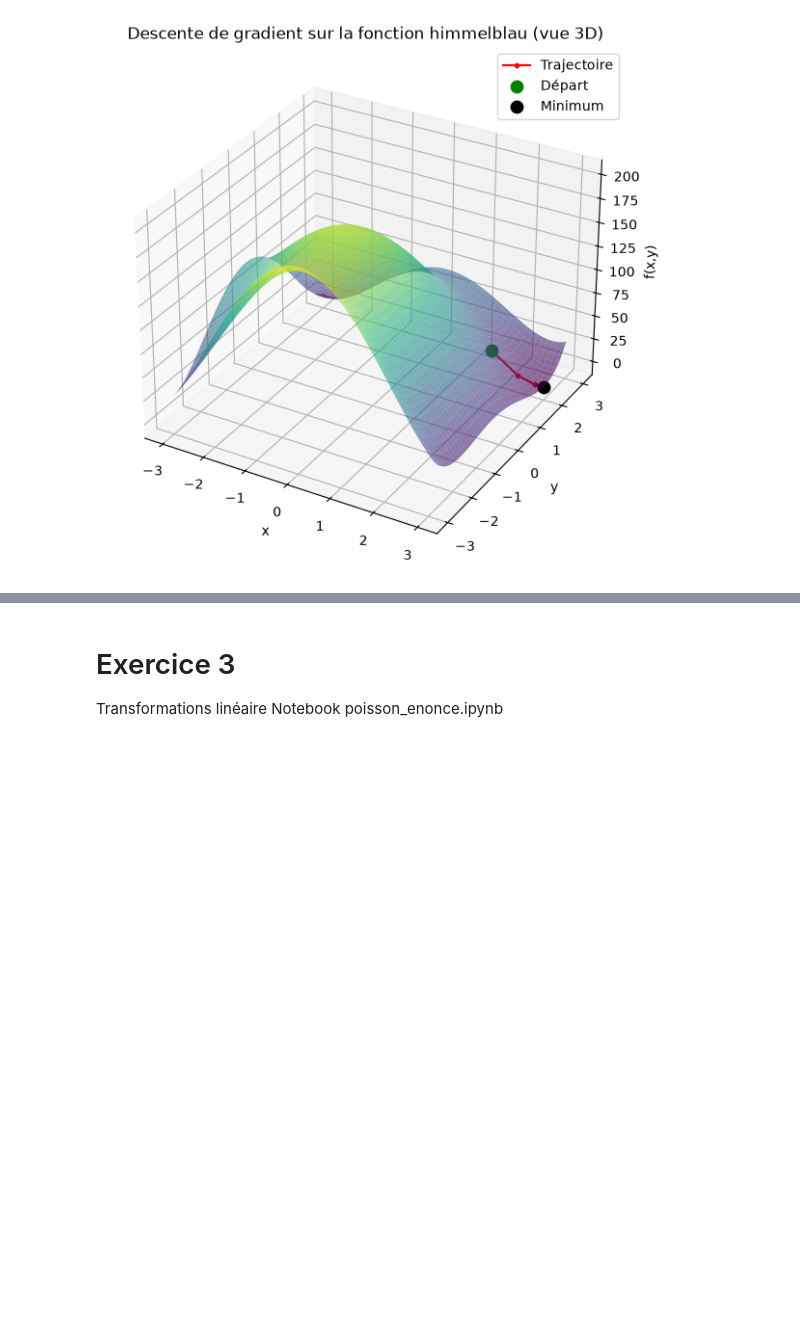
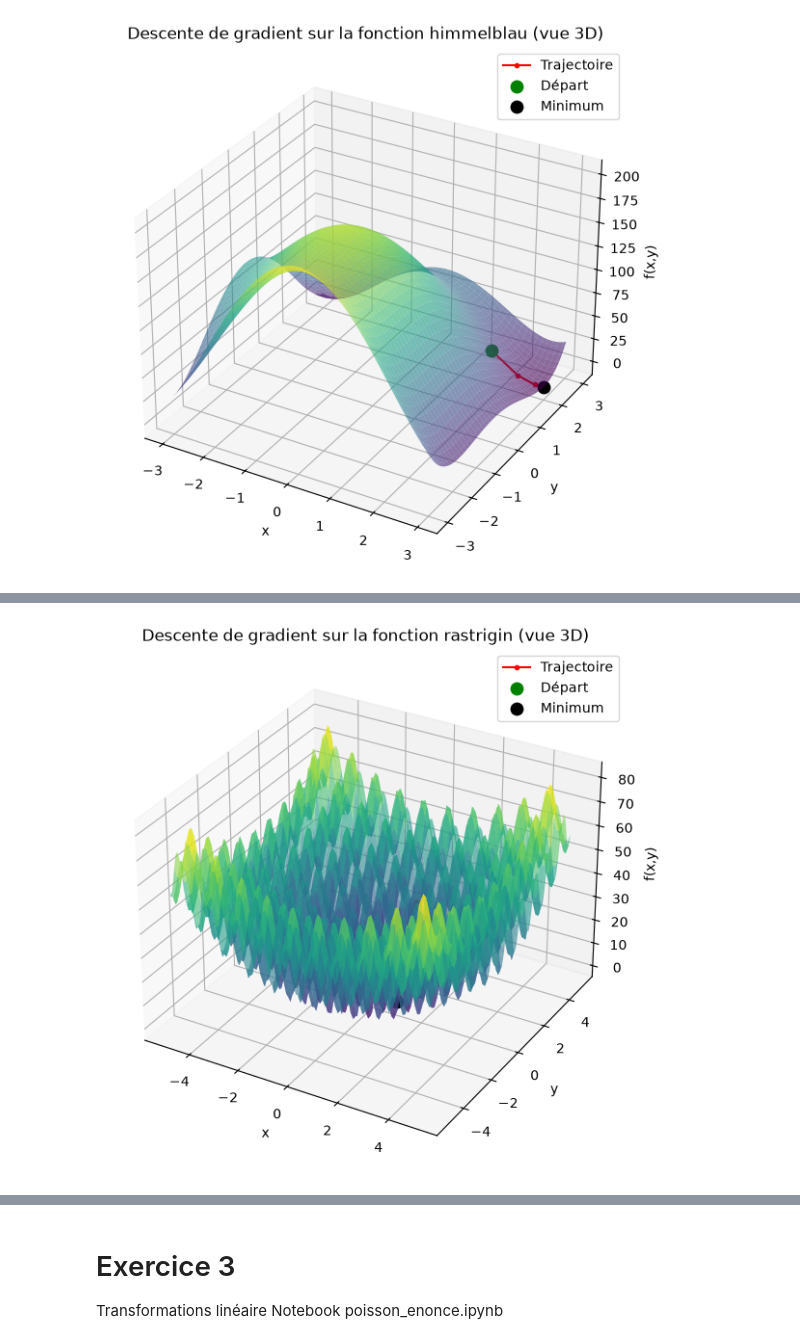
Before and after one commit to louiselgrd3/DM_Pezard, a Jupyter notebook: script/main notebook.ipynb, the cells around one changed output, grey strips where cells are left out. Saved outputs shown, nothing was run; the diff lists cells and outputs as text; code cells hidden in the pictures; blank space fills up the shorter version.

```diff
--- a/script/main notebook.ipynb
+++ b/script/main notebook.ipynb
@@ -106,10 +106,10 @@ def gradient_descent(x0, y0, a, iterations):
         print(f"Iteration {i+1}: x = {x:.4f}, y = {y:.4f}, f(x,y) = {f_col(x,y):.4f}")
     return x,y, np.array (trajectoire)
 
-xo, y0 = 2.0,1.5 #starting value of variables
+xo, y0 = 2.5,1.5 #starting value of variables
 a= 0.1 # alpha learning rate
 iterations = 50
 
 x_min, y_min, trajectoire = gradient_descent(xo, y0, a, iterations)
-print(f"\nMinimum local en x = {x_min:.4f}, y = {y_min:.4f}, f(x,y) = {f_col(x_min, y_min):.4f}")
+print(f"\nMinimum global en x = {x_min:.4f}, y = {y_min:.4f}, f(x,y) = {f_col(x_min, y_min):.4f}")
 # %% [output]
@@ -183,10 +183,10 @@ def gradient_descent(x0, y0, a, iterations):
         print(f"Iteration {i+1}: x = {x:.4f}, y = {y:.4f}, f(x,y) = {f_himmelblau(x,y):.4f}")
     return x,y, np.array (trajectoire)
 
-xo, y0 = 2.0,1.5 #starting value of variables
+xo, y0 = 2.5, 1.5#starting value of variables
 a= 0.01 # alpha learning rate # si trop élevé ne fonctionne pas car la focntion H est non convexe, il ne ffaut pas faire des tres grand step
 iterations = 100
 
 x_min, y_min, trajectoire = gradient_descent(xo, y0, a, iterations)
-print(f"\nMinimum local en x = {x_min:.4f}, y = {y_min:.4f}, f(x,y) = {f_col(x_min, y_min):.4f}")
+print(f"\nMinimum global en x = {x_min:.4f}, y = {y_min:.4f}, f(x,y) = {f_himmelblau(x_min, y_min):.4f}")
 # %% [output]
@@ -238,0 +289,25 @@ en variant les x et y de départs et les iterations (nombre de pas) on obtient d
+# %%
+from mpl_toolkits.mplot3d import Axes3D
+
+fig = plt.figure(figsize=(10, 7))
+ax = fig.add_subplot(111, projection='3d')
+x_vals = np.linspace(-5.12, 5.12, 100)
+y_vals = np.linspace(-5.12, 5.12, 100)
+X, Y = np.meshgrid(x_vals, y_vals)
+Z = f_rastrigin(X, Y)
+
+ax.plot_surface(X, Y, Z, cmap='viridis', alpha=0.6)
+
+traj = f_rastrigin(trajectoire[:, 0], trajectoire[:, 1])
+ax.plot(trajectoire[:, 0], trajectoire[:, 1], traj, color='red', marker='o', markersize=3, label="Trajectoire")
+ax.scatter(x0, y0, f_rastrigin(x0, y0), color='green', s=80, label="Départ")
+ax.scatter(x_min, y_min, f_rastrigin(x_min, y_min), color='black', s=80, label="Minimum")
+
+ax.set_xlabel("x")
+ax.set_ylabel("y")
+ax.set_zlabel("f(x,y)")
+ax.set_title("Descente de gradient sur la fonction rastrigin (vue 3D)")
+ax.legend()
+plt.show()
+# %% [output]
+[figure, added]
```
Also changed, not shown: parts of 14 cells of this notebook.
